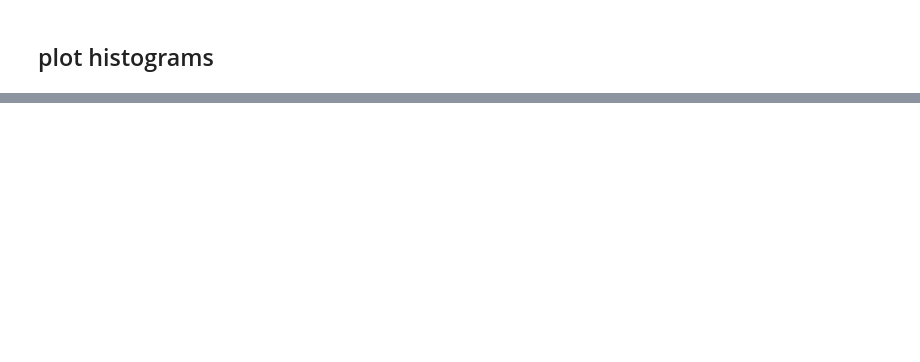
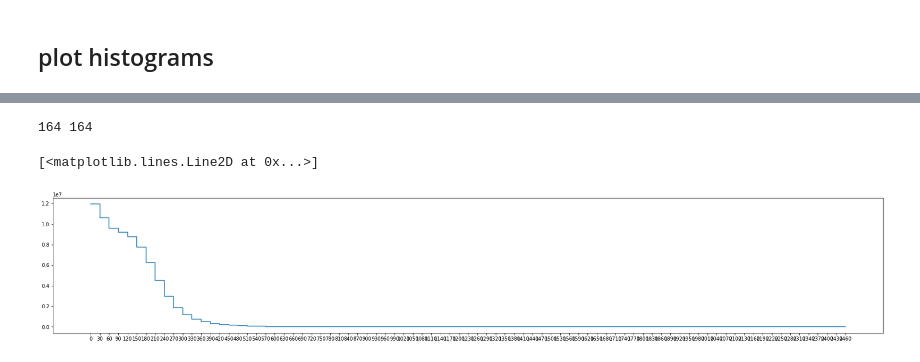
Before and after one commit to meganmason/jlabs, a Jupyter notebook: 3m_analysis/3m_histograms.ipynb, the cells around one changed output, grey strips where cells are left out. Saved outputs shown, nothing was run; the diff lists cells and outputs as text; code cells hidden in the pictures; blank space fills up the shorter version.

Commit message:
yearly distribution plot work! need to apply coloring gradient

```diff
--- a/3m_analysis/3m_histograms.ipynb
+++ b/3m_analysis/3m_histograms.ipynb
@@ -72,0 +76,35 @@ df_h.shape
+# %%
+# Step Series Function
+
+def step_plot_series(bin_lower, freq_series, divide_value = 1):
+    '''Creates x and y series to plot step plot for histogram dataframe
+        input:
+            bin_lower: dataframe index, lower(left) bin edge, x-axis
+            freq_series: histogram values from dataframe, y-axis
+            divide_value: default will divide by 1 and NOT change make plot a percent of basin
+                            divide_value = num_pix==1 in tuolumne mask to get percent (or fraction) plot
+
+        return:
+            x_series: list of x_values (bins) to create step plot of bin values, [0,30,30,60,60,90,90,etc] - repeats bin value
+            y_series: list of y_values (freq) to create step plot, [freq[bin_0],freq[bin_0], freq[bin_1],freq[bin_1],freq[bin_n],freq[bin_n]]
+                       y_series can be a percentage (0-100) or fraction (0-1) if divide_value is number of pixels in basin area'''
+
+    x_series = []
+    y_series = []
+
+    for i_bin in range(len(bin_lower)-1):
+        x_series += [bin_lower[i_bin], bin_lower[i_bin+1]]
+        y_series += [freq_series[i_bin]/divide_value, freq_series[i_bin]/divide_value]
+
+    return x_series, y_series
+# %%
+#plots ALL flights
+[x_test, y_test] = step_plot_series(df_h.iloc[0,:-1].index, df_h.iloc[0,:-1].values) #.index grabs bins, excludes'zeros' computed in df_h, .values grabs freq
+print(len(x_test), len(y_test))
+plt.figure(figsize=(30,5))
+# plt.xlim(0,25) #first 25 bins (7.5m), since computed all the way out to 25m (2500cm)
+plt.plot(x_test, y_test)
+# %% [output]
+164 164
+[<matplotlib.lines.Line2D at 0x...>]
+[figure, added]
```
Also changed, not shown: parts of 22 cells of this notebook, 1 other file.
